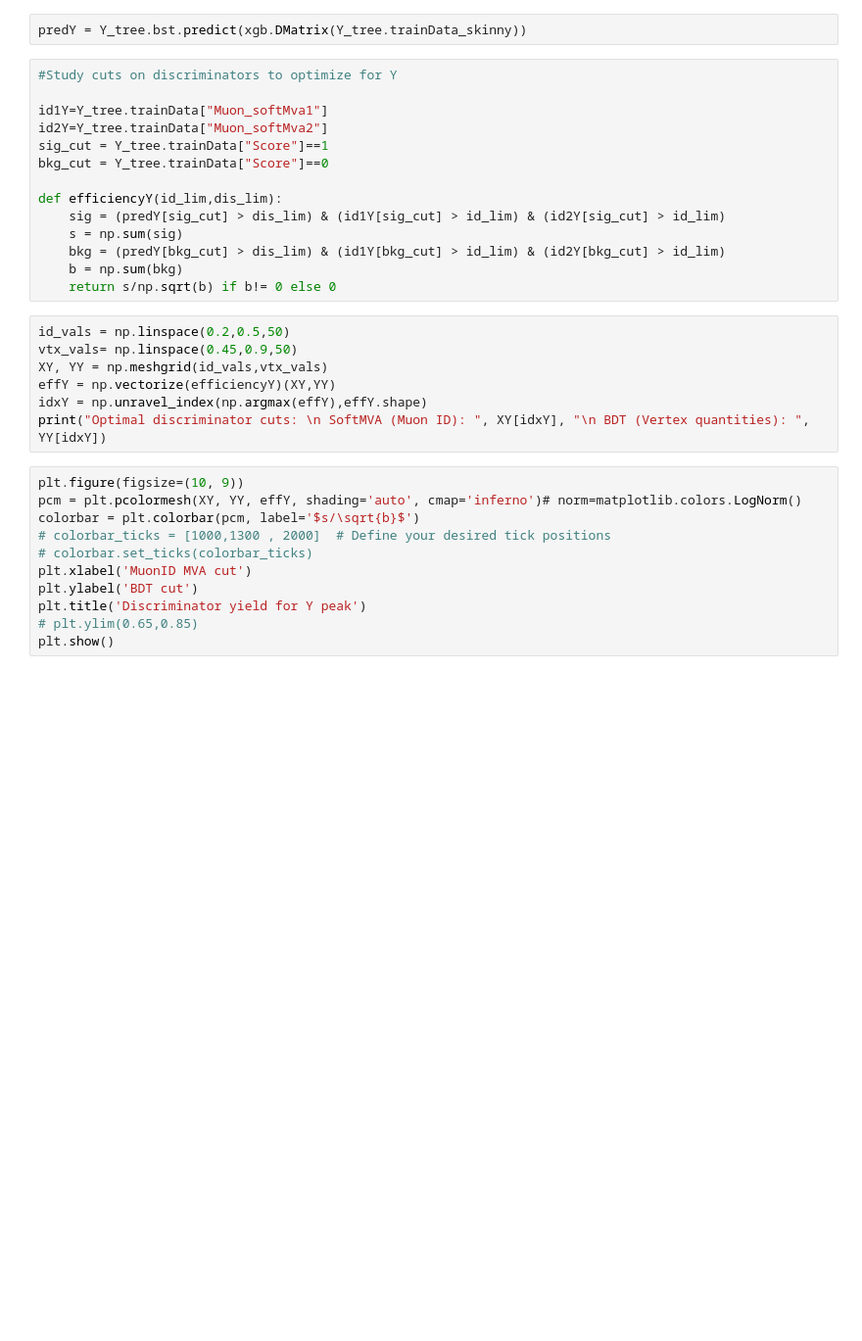
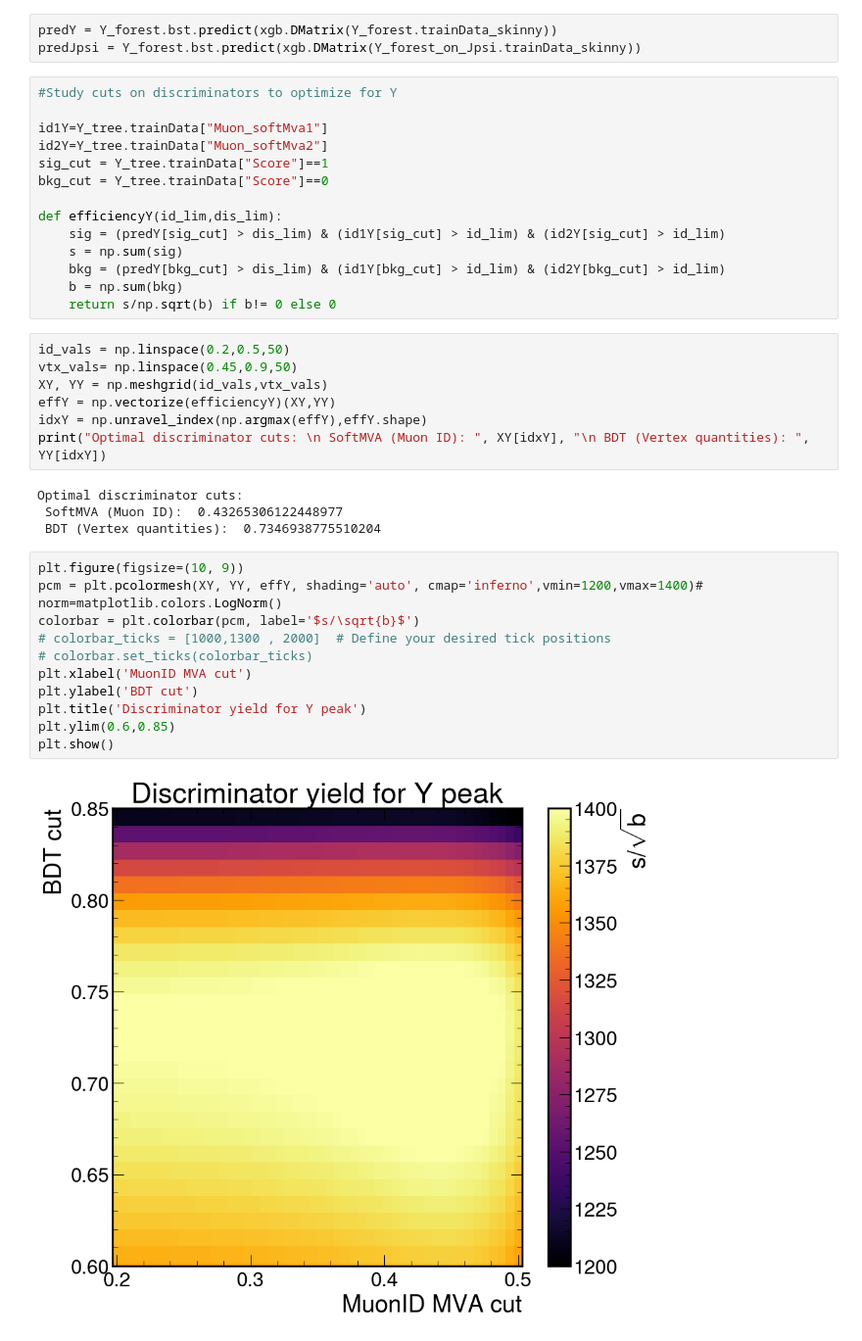
Before and after one commit to ludomori99/Darkphotons_Run3, a Jupyter notebook: BDT/view_training.ipynb, the cells around one changed output. Shown at 98% size. Drawn from its saved outputs; the diff is of its cells as text; blank space fills up the shorter version.

```diff
--- a/BDT/view_training.ipynb
+++ b/BDT/view_training.ipynb
@@ -58,7 +71,8 @@ plot_ROC(Y_tree.dtrain,Y_tree.dval,[Y_tree.bst,Y_forest.bst], ["GB tree", "Boost
 # %% [markdown]
 Now look for optimal discriminators
 # %%
-predY = Y_tree.bst.predict(xgb.DMatrix(Y_tree.trainData_skinny))
+predY = Y_forest.bst.predict(xgb.DMatrix(Y_forest.trainData_skinny))
+predJpsi = Y_forest.bst.predict(xgb.DMatrix(Y_forest_on_Jpsi.trainData_skinny))
 # %%
 #Study cuts on discriminators to optimize for Y
 
@@ -80,14 +94,20 @@ XY, YY = np.meshgrid(id_vals,vtx_vals)
 effY = np.vectorize(efficiencyY)(XY,YY)
 idxY = np.unravel_index(np.argmax(effY),effY.shape)
 print("Optimal discriminator cuts: \n SoftMVA (Muon ID): ", XY[idxY], "\n BDT (Vertex quantities): ", YY[idxY])
+# %% [output]
+Optimal discriminator cuts:
+ SoftMVA (Muon ID):  0.43265306122448977
+ BDT (Vertex quantities):  0.7346938775510204
 # %%
 plt.figure(figsize=(10, 9))
-pcm = plt.pcolormesh(XY, YY, effY, shading='auto', cmap='inferno')# norm=matplotlib.colors.LogNorm()
+pcm = plt.pcolormesh(XY, YY, effY, shading='auto', cmap='inferno',vmin=1200,vmax=1400)# norm=matplotlib.colors.LogNorm()
 colorbar = plt.colorbar(pcm, label='$s/\sqrt{b}$')
 # colorbar_ticks = [1000,1300 , 2000]  # Define your desired tick positions
 # colorbar.set_ticks(colorbar_ticks)
 plt.xlabel('MuonID MVA cut')
 plt.ylabel('BDT cut')
 plt.title('Discriminator yield for Y peak')
-# plt.ylim(0.65,0.85)
+plt.ylim(0.6,0.85)
 plt.show()
+# %% [output]
+[figure, added]
```
Also changed, not shown: parts of 8 cells of this notebook, 1 other file.
